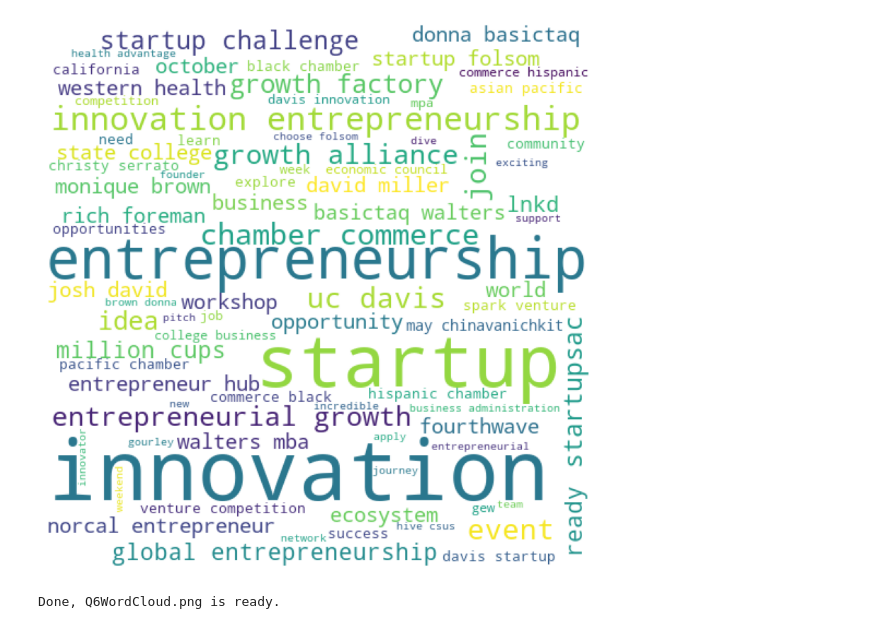
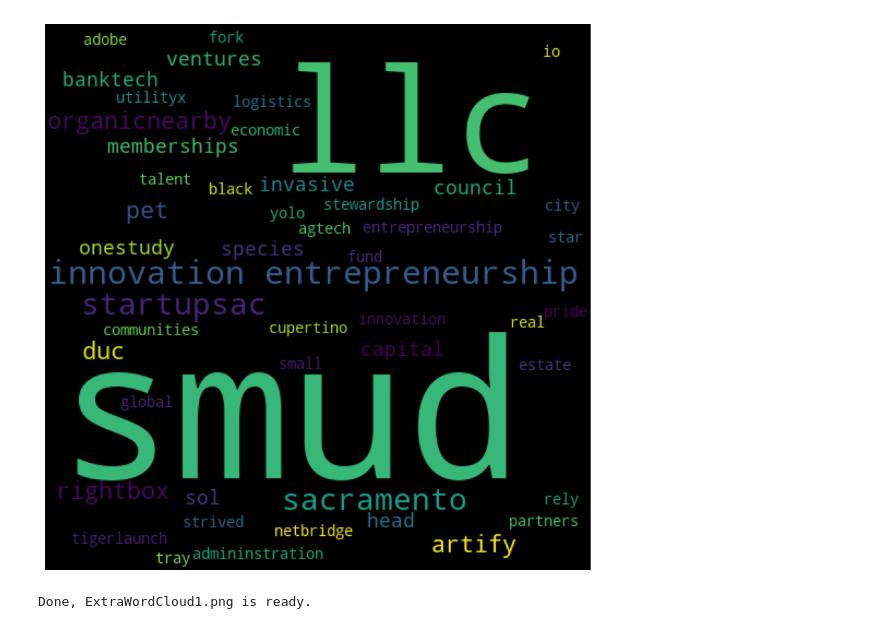
Before and after one commit to wolfesamk/MSBA-212, a Jupyter notebook: Classwork/Group Project/Linkedin Group Project - Samuel Wolfe.ipynb, the cells around one changed output. Cells and saved outputs as stored; diff of their text form; code cells hidden in the pictures.

```diff
--- a/Classwork/Group Project/Linkedin Group Project - Samuel Wolfe.ipynb
+++ b/Classwork/Group Project/Linkedin Group Project - Samuel Wolfe.ipynb
@@ -47,4 +18,18 @@ list_cameron_lower = [re.sub(r"[^a-zA-Z]", " ", text) for text in list_cameron]
 # %%
+#Comments
+#Put the contents of the csv file into the dataframe
+df_cameron = file
+
+# I am converting dictionary to a list so I can analyze the data
+#yelp_review_list = list(yelp_review_dictionary.lyrics)
+list_cameron = df_cameron['Comments'].to_list()
+
+#convert text to lower case
+list_cameron_lower = [i.lower() for i in list_cameron]
+
+#remove special characters
+list_cameron_lower = [re.sub(r"[^a-zA-Z]", " ", text) for text in list_cameron]
+
 CONTRACTION_MAP = {
     "ain't": "is not",
     "aren't": "are not",
@@ -228,15 +213,18 @@ comment_string = ''
 for eachletter in  str(noun_phrases):
     comment_string += eachletter
 
-listofWords = ['\'','thank','cameron','great','carlsen','congragulations','sacramento','laura','sal','dick','jasso','latoya','mariah','franklin','burris','isaac']
+listofWords = ['\'','thank','cameron','great','carlsen','congragulations','sacramento','laura','sal','dick','jasso','latoya','mariah','franklin','burris','isaac','stephanie',
+               'mark','mcgann','david']
 for z in listofWords:
     comment_string = comment_string.replace(z,'')
 
 #World cloud requires a string as input
 wordcloud = WordCloud(width = 500, height = 500,
-            background_color ='white',
+            background_color ='black',
             stopwords=stopwords_list,
-            min_font_size = 10).generate(comment_string)
+            min_font_size = 10,
+            max_words=50,
+            prefer_horizontal=1.0).generate(comment_string)
 
 plt.figure(figsize = (15, 10), facecolor = None)
 plt.imshow(wordcloud)
@@ -264,7 +466,15 @@ for x in list_cameron_temp:
 # %%
+#Commenter Organization Name
+#Put the contents of the csv file into the dataframe
+df_cameron = file2
+
+# I am converting dictionary to a list so I can analyze the data
+#yelp_review_list = list(yelp_review_dictionary.lyrics)
+list_cameron = []
+list_cameron = df_cameron['Commenter Organization Name'].dropna().to_list()
 
 #convert text to lower case
-list_cameron_lower = [i.lower() for i in list_cameron]
+#list_cameron_lower = [i.lower() for i in list_cameron]
 
 #remove special characters
 list_cameron_lower = [re.sub(r"[^a-zA-Z]", " ", text) for text in list_cameron]
@@ -437,37 +647,39 @@ for item in reviews:
                 continue
             else:
                 string = string + " " + word
         clean_cameron.append(string)
 
 comment_string = ''
 for eachletter in  str(cleantext):
     comment_string += eachletter
 
 input = TextBlob(comment_string)
 
 noun_phrases = input.noun_phrases
 
 comment_string = ''
 for eachletter in  str(noun_phrases):
     comment_string += eachletter
 
-listofWords = ['\'','thank','cameron','great','carlsen','congragulations','sacramento','laura','sal','dick','jasso','latoya','mariah','franklin','burris','isaac','arlene j']
+listofWords = ['\'','carlsen']
 for z in listofWords:
     comment_string = comment_string.replace(z,'')
 
 #World cloud requires a string as input
 wordcloud = WordCloud(width = 500, height = 500,
-            background_color ='white',
+            background_color ='black',
             stopwords=stopwords_list,
-            min_font_size = 10).generate(comment_string)
+            min_font_size = 10,
+            max_words=50,
+            prefer_horizontal=1.0).generate(comment_string)
 
 plt.figure(figsize = (15, 10), facecolor = None)
 plt.imshow(wordcloud)
 plt.axis("off")
-plt.savefig('Q5WordCloud.png', bbox_inches='tight', dpi=300)
+plt.savefig('ExtraWordCloud1.png', bbox_inches='tight', dpi=300)
 plt.show()
 
-print("Done, Q6WordCloud.png is ready.")
+print("Done, ExtraWordCloud1.png is ready.")
 # %% [output]
-[figure, old version]
+[figure, new version]
-Done, Q6WordCloud.png is ready.
+Done, ExtraWordCloud1.png is ready.
```
Also changed, not shown: parts of 14 cells of this notebook, 1 other file.
